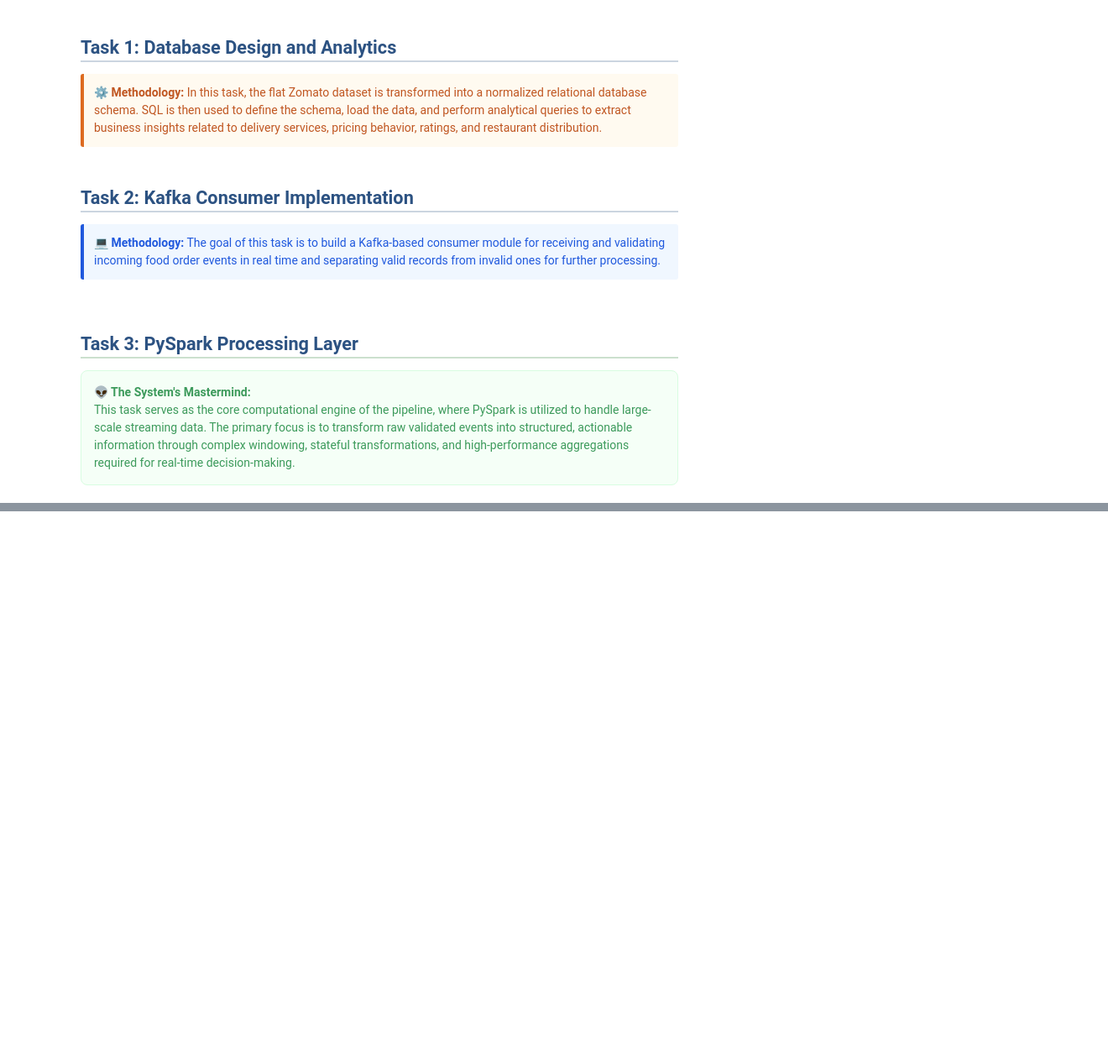
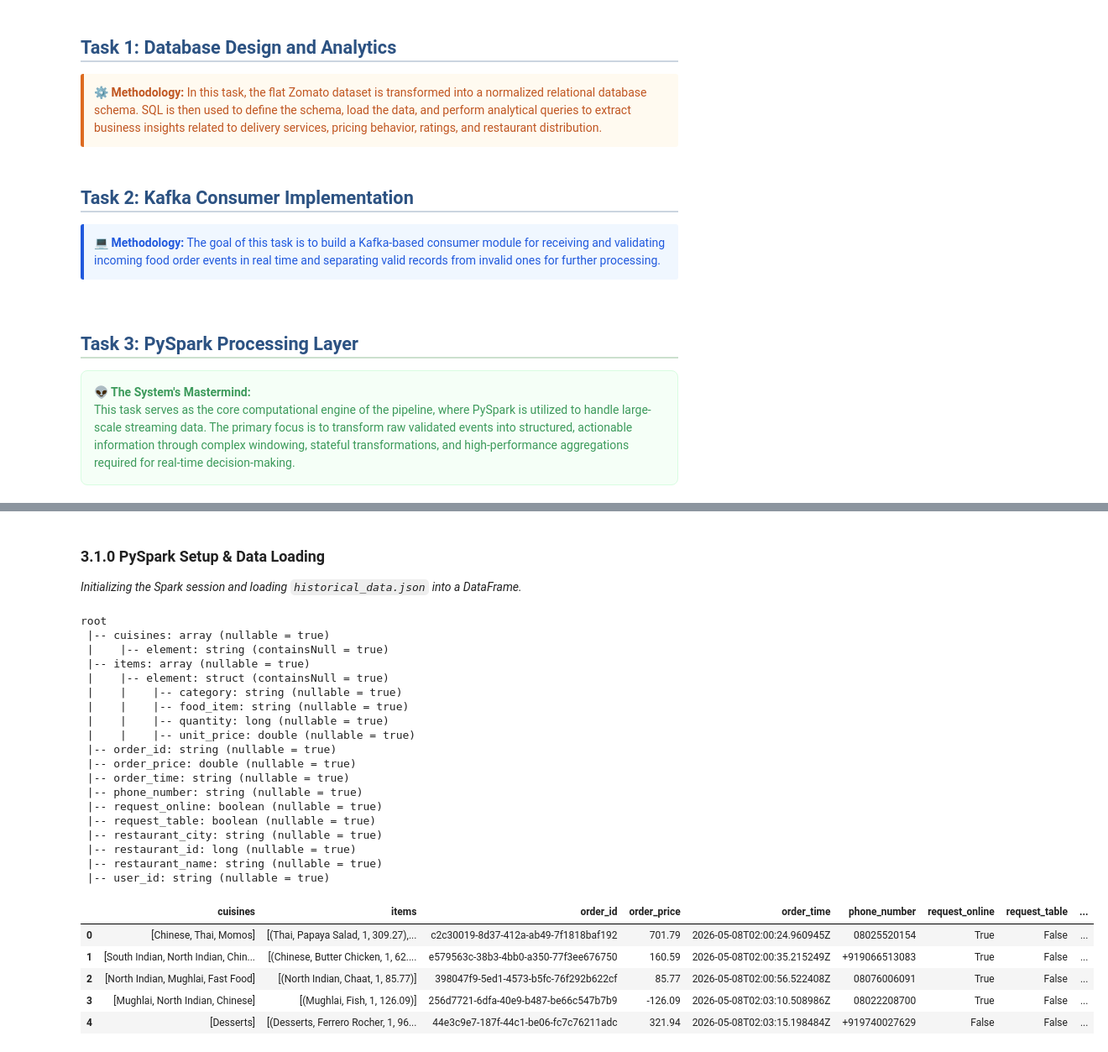
Before and after one commit to Parsa-Saeednia/UT-DataScience-Spring2026, a Jupyter notebook: Assignments/CA2/implementation.ipynb, the cells around one changed output, grey strips where cells are left out. Shown at 84% size. Drawn from its saved outputs; the diff is of its cells as text; code cells hidden in the pictures; blank space fills up the shorter version.

Commit message:
Implemented CA2/task3 batch processing layer

```diff
--- a/Assignments/CA2/implementation.ipynb
+++ b/Assignments/CA2/implementation.ipynb
@@ -44,0 +53,3 @@ This notebook contains the programmatic implementation for Assignment 2. It focu
+# %% [markdown]
+### 3.1.0 PySpark Setup & Data Loading
+*Initializing the Spark session and loading `historical_data.json` into a DataFrame.*
@@ -44,0 +66,63 @@ This notebook contains the programmatic implementation for Assignment 2. It focu
+# %%
+def get_local_jars() -> str:
+    current_dir = os.getcwd()
+    jars_dir = os.path.join(current_dir, "data", "jars")
+
+    if not os.path.exists(jars_dir):
+        return ""
+
+    jar_files = [
+        os.path.join(jars_dir, f)
+        for f in os.listdir(jars_dir) if f.endswith('.jar')
+    ]
+    return ",".join(jar_files)
+
+def create_spark_session(app_name: str = "Ashpaz_Batch_Analytics") -> SparkSession:
+    jars_string = get_local_jars()
+
+    builder = SparkSession.builder \
+        .appName(app_name) \
+        .master("local[*]")
+
+    if jars_string:
+        builder = builder \
+            .config("spark.jars", jars_string) \
+            .config("spark.driver.extraClassPath", jars_string) \
+            .config("spark.executor.extraClassPath", jars_string)
+
+    return builder.getOrCreate()
+
+def load_historical_data(spark: SparkSession, file_path: str) -> DataFrame:
+    return spark.read.json(file_path)
+
+spark = create_spark_session()
+historical_df = load_historical_data(spark, "data/historical_data.json")
+
+historical_df.printSchema()
+historical_df.limit(5).toPandas()
+# %% [output]
+root
+ |-- cuisines: array (nullable = true)
+ |    |-- element: string (containsNull = true)
+ |-- items: array (nullable = true)
+ |    |-- element: struct (containsNull = true)
+ |    |    |-- category: string (nullable = true)
+ |    |    |-- food_item: string (nullable = true)
+ |    |    |-- quantity: long (nullable = true)
+ |    |    |-- unit_price: double (nullable = true)
+ |-- order_id: string (nullable = true)
+ |-- order_price: double (nullable = true)
+ |-- order_time: string (nullable = true)
+ |-- phone_number: string (nullable = true)
+ |-- request_online: boolean (nullable = true)
+ |-- request_table: boolean (nullable = true)
+ |-- restaurant_city: string (nullable = true)
+ |-- restaurant_id: long (nullable = true)
+ |-- restaurant_name: string (nullable = true)
+ |-- user_id: string (nullable = true)
+|  | cuisines | items | order_id | order_price | order_time | phone_number | request_online | request_table | ... |
+| 0 | [Chinese, Thai, Momos] | [(Thai, Papaya Salad, 1, 309.27),... | c2c30019-8d37-412a-ab49-7f1818baf192 | 701.79 | 2026-05-08T02:00:24.960945Z | 08025520154 | True | False | ... |
+| 1 | [South Indian, North Indian, Chin... | [(Chinese, Butter Chicken, 1, 62.... | e579563c-38b3-4bb0-a350-77f3ee676750 | 160.59 | 2026-05-08T02:00:35.215249Z | +919066513083 | True | False | ... |
+| 2 | [North Indian, Mughlai, Fast Food] | [(North Indian, Chaat, 1, 85.77)] | 398047f9-5ed1-4573-b5fc-76f292b622cf | 85.77 | 2026-05-08T02:00:56.522408Z | 08076006091 | True | False | ... |
+| 3 | [Mughlai, North Indian, Chinese] | [(Mughlai, Fish, 1, 126.09)] | 256d7721-6dfa-40e9-b487-be66c547b7b9 | -126.09 | 2026-05-08T02:03:10.508986Z | 08022208700 | True | False | ... |
+| 4 | [Desserts] | [(Desserts, Ferrero Rocher, 1, 96... | 44e3c9e7-187f-44c1-be06-fc7c76211adc | 321.94 | 2026-05-08T02:03:15.198484Z | +919740027629 | False | False | ... |
```
Also changed, not shown: parts of 24 cells of this notebook.
